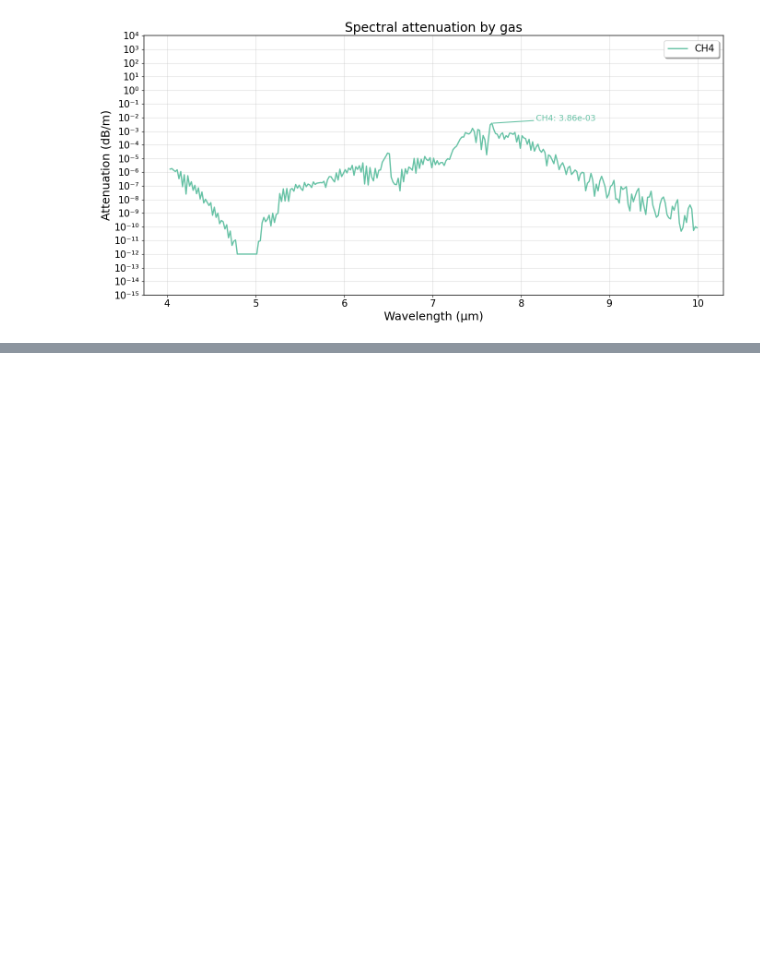
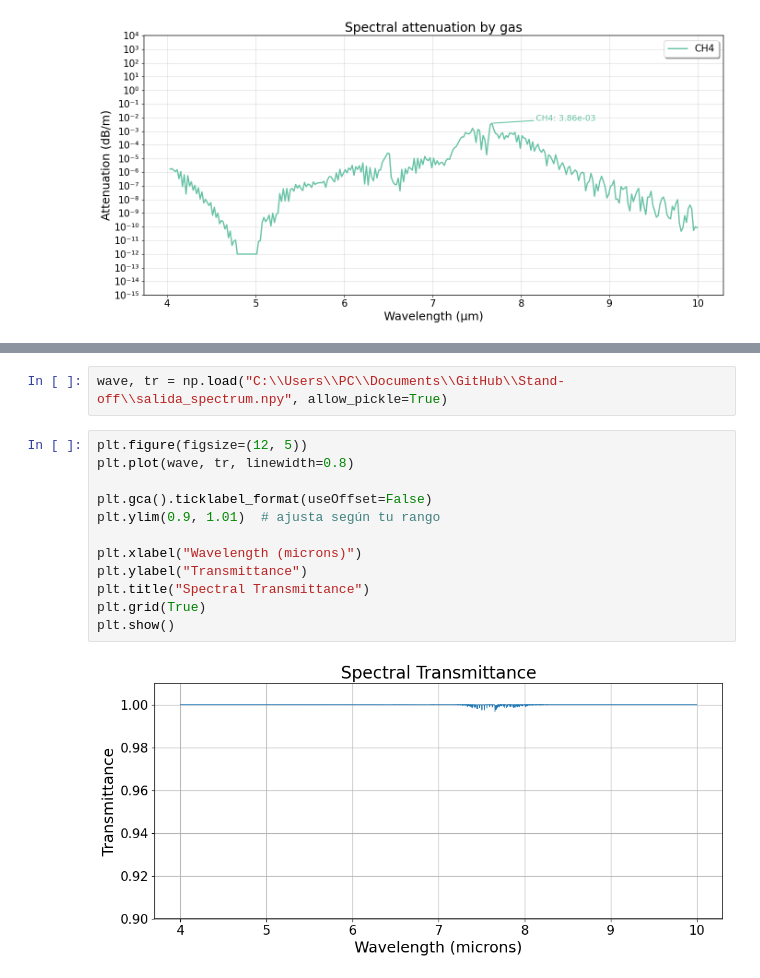
Before and after one commit to Jleon13/Stand-off, a Jupyter notebook: ch4.ipynb, the cells around one changed output, grey strips where cells are left out. Saved outputs shown, nothing was run; the diff lists cells and outputs as text; blank space fills up the shorter version.

```diff
--- a/ch4.ipynb
+++ b/ch4.ipynb
@@ -133,0 +209,16 @@ DEBUG: CH4 qfile=TIPS/q32.txt exists=True
+# %%
+wave, tr = np.load("C:\\Users\\PC\\Documents\\GitHub\\Stand-off\\salida_spectrum.npy", allow_pickle=True)
+# %%
+plt.figure(figsize=(12, 5))
+plt.plot(wave, tr, linewidth=0.8)
+
+plt.gca().ticklabel_format(useOffset=False)
+plt.ylim(0.9, 1.01)  # ajusta según tu rango
+
+plt.xlabel("Wavelength (microns)")
+plt.ylabel("Transmittance")
+plt.title("Spectral Transmittance")
+plt.grid(True)
+plt.show()
+# %% [output]
+[figure, added]
```
Also changed, not shown: parts of 3 cells of this notebook, 3 other files.
